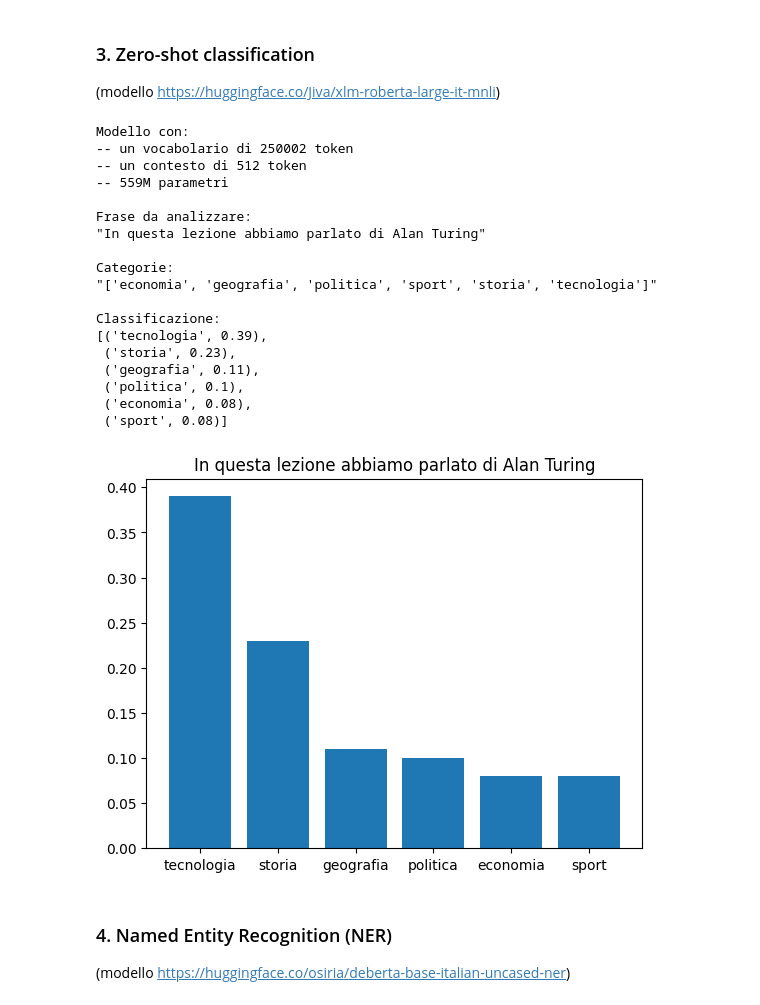
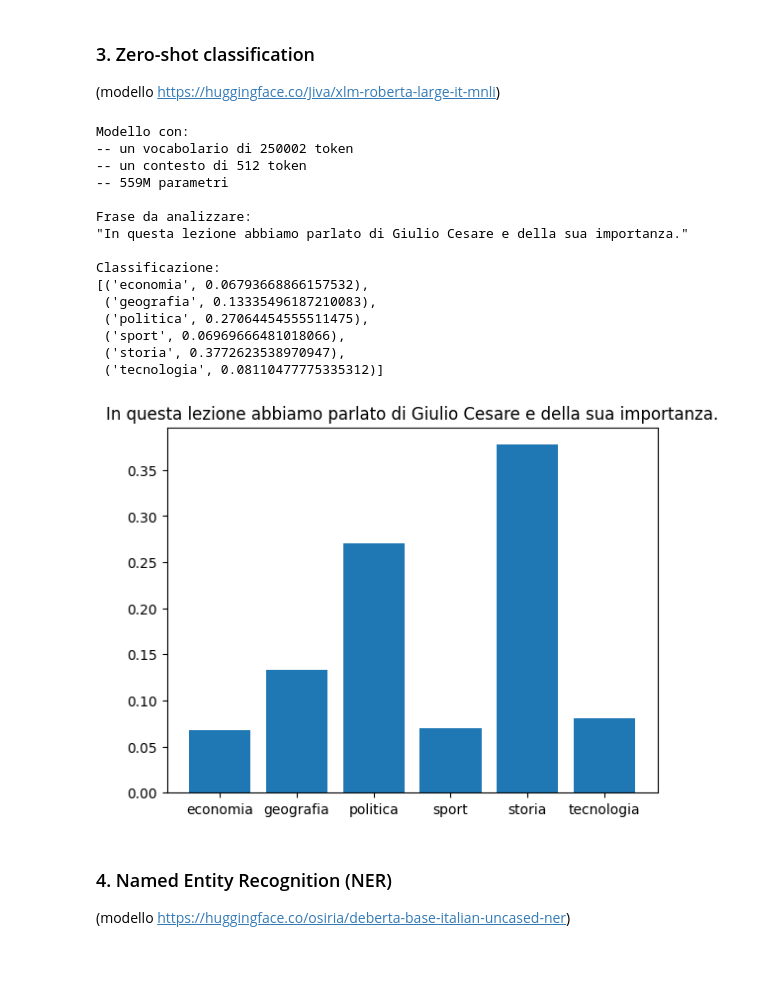
Before and after one commit to lmari/tutorial, a Jupyter notebook: transformerapps.ipynb, the cells around one changed output. Cells and saved outputs as stored; diff of their text form; code cells hidden in the pictures; blank space fills up the shorter version.

```diff
--- a/transformerapps.ipynb
+++ b/transformerapps.ipynb
@@ -112,7 +114,7 @@ Parti del discorso individuate:
 model = 'nlptown/bert-base-multilingual-uncased-sentiment'
 info(model)
 classifier = pipeline("sentiment-analysis", model=model, device=device)
-sentence = "Ho trovato molto attraente questa lezione"
+sentence = "Questa lezione mi è piaciuta molto."
 res = classifier(sentence, top_k=None)
 
 if res:
@@ -149,43 +151,40 @@ Valutazione:
 # %%
 model = 'Jiva/xlm-roberta-large-it-mnli'
 info(model)
 classifier = pipeline("zero-shot-classification", model=model, device=device)
-sentence = "In questa lezione abbiamo presentato l'orografia del territorio italiano"
+sentence = "In questa lezione abbiamo parlato di Giulio Cesare e della sua importanza."
 candidate_labels = ["economia", "geografia", "politica", "sport", "storia", "tecnologia"]
 res = classifier(sentence, candidate_labels=candidate_labels)
 
 if res:
     print(f'Frase da analizzare:\n"{sentence}"')
     print('\nClassificazione:')
     res = zip(res['labels'], res['scores']) # type: ignore
     res = sorted(res, key=lambda x: x[0]) # type: ignore
     pprint(res)
 
     labels = [r[0] for r in res]
     scores = [r[1] for r in res]
     plt.bar(labels, scores)
     plt.title(sentence)
     plt.show()
 # %% [output]
 Modello con:
 -- un vocabolario di 250002 token
 -- un contesto di 512 token
 -- 559M parametri
 
 Frase da analizzare:
-"In questa lezione abbiamo parlato di Alan Turing"
-
-Categorie:
-"['economia', 'geografia', 'politica', 'sport', 'storia', 'tecnologia']"
+"In questa lezione abbiamo parlato di Giulio Cesare e della sua importanza."
 
 Classificazione:
-[('tecnologia', 0.39),
- ('storia', 0.23),
- ('geografia', 0.11),
- ('politica', 0.1),
- ('economia', 0.08),
- ('sport', 0.08)]
+[('economia', 0.06793668866157532),
+ ('geografia', 0.13335496187210083),
+ ('politica', 0.27064454555511475),
+ ('sport', 0.06969666481018066),
+ ('storia', 0.3772623538970947),
+ ('tecnologia', 0.08110477775335312)]
-[figure, old version]
+[figure, new version]
 # %% [markdown]
 <a id="s4"></a>
 ### 4. Named Entity Recognition (NER)
```
Also changed, not shown: parts of 5 cells of this notebook, 6 other files.
